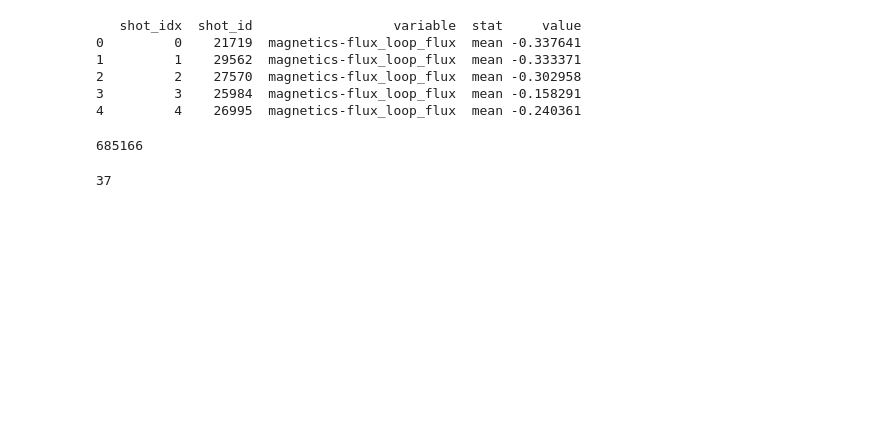
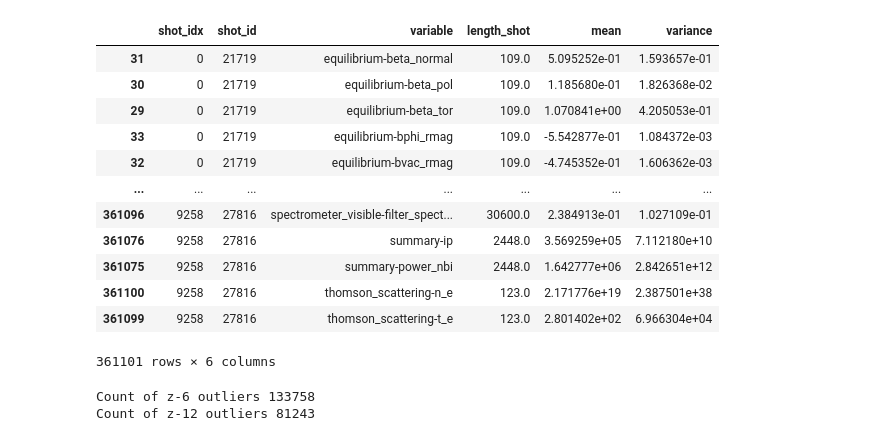
Before and after one commit to DataScienceLabFHSWF/tokamark, a Jupyter notebook: scripts/preprocessing/data_detection_outliers.ipynb, the cells around one changed output. Saved outputs shown, nothing was run; the diff lists cells and outputs as text; code cells hidden in the pictures; blank space fills up the shorter version.

```diff
--- a/scripts/preprocessing/data_detection_outliers.ipynb
+++ b/scripts/preprocessing/data_detection_outliers.ipynb
@@ -72,37 +0,0 @@ Duplicate rows: 0
-# %%
-# Identify measurement columns
-measure_cols = [c for c in df_all.columns if c not in ['shot_idx','shot_id']]
-
-# Melt into long format
-df_long = df_all.melt(
-    id_vars=['shot_idx','shot_id'],
-    value_vars=measure_cols,
-    var_name='variable_stat',
-    value_name='value'
-)
-
-# Split variable_stat into variable and stat
-df_long[['variable','stat']] = df_long['variable_stat'].str.rsplit('_', n=1, expand=True)
-df_long = df_long.drop(columns='variable_stat')
-
-# Optional: reorder columns
-df_long = df_long[['shot_idx','shot_id','variable','stat','value']]
-
-print(df_long.head())
-# %% [output]
-   shot_idx  shot_id                  variable  stat     value
-0         0    21719  magnetics-flux_loop_flux  mean -0.337641
-1         1    29562  magnetics-flux_loop_flux  mean -0.333371
-2         2    27570  magnetics-flux_loop_flux  mean -0.302958
-3         3    25984  magnetics-flux_loop_flux  mean -0.158291
-4         4    26995  magnetics-flux_loop_flux  mean -0.240361
-# %%
-values_to_remove = ["soft_x_rays-horizontal_cam_lower", "soft_x_rays-horizontal_cam_upper"]
-df_long = df_long[~df_long["variable"].isin(values_to_remove)]
-len(df_long)
-# %% [output]
-685166
-# %%
-len( df_long['variable'].unique() )
-# %% [output]
-37
@@ -108,0 +7,16 @@ len( df_long['variable'].unique() )
+# %%
+df_train
+# %% [output]
+|  | shot_idx | shot_id | variable | length_shot | mean | variance |
+| 31 | 0 | 21719 | equilibrium-beta_normal | 109.0 | 5.095252e-01 | 1.593657e-01 |
+| 30 | 0 | 21719 | equilibrium-beta_pol | 109.0 | 1.185680e-01 | 1.826368e-02 |
+| 29 | 0 | 21719 | equilibrium-beta_tor | 109.0 | 1.070841e+00 | 4.205053e-01 |
+| 33 | 0 | 21719 | equilibrium-bphi_rmag | 109.0 | -5.542877e-01 | 1.084372e-03 |
+| 32 | 0 | 21719 | equilibrium-bvac_rmag | 109.0 | -4.745352e-01 | 1.606362e-03 |
+| ... | ... | ... | ... | ... | ... | ... |
+| 361096 | 9258 | 27816 | spectrometer_visible-filter_spect... | 30600.0 | 2.384913e-01 | 1.027109e-01 |
+| 361076 | 9258 | 27816 | summary-ip | 2448.0 | 3.569259e+05 | 7.112180e+10 |
+| 361075 | 9258 | 27816 | summary-power_nbi | 2448.0 | 1.642777e+06 | 2.842651e+12 |
+| 361100 | 9258 | 27816 | thomson_scattering-n_e | 123.0 | 2.171776e+19 | 2.387501e+38 |
+| 361099 | 9258 | 27816 | thomson_scattering-t_e | 123.0 | 2.801402e+02 | 6.966304e+04 |
+361101 rows × 6 columns
@@ -108,0 +39,14 @@ len( df_long['variable'].unique() )
+# %%
+df_train_with_group_mean_and_variance["z_score"] = (df_train_with_group_mean_and_variance["mean"] - df_train_with_group_mean_and_variance["global_mean"]) / ( np.sqrt(df_train_with_group_mean_and_variance["global_variance"]) / np.sqrt(df_train_with_group_mean_and_variance["length_shot"]) )
+df_train_with_group_mean_and_variance
+
+
+print( 'Count of z-6 outliers', sum ( abs(df_train_with_group_mean_and_variance["z_score"]) > 6 ) )
+print( 'Count of z-12 outliers', sum ( abs(df_train_with_group_mean_and_variance["z_score"]) > 12 ) )
+df_train_with_group_mean_and_variance["outlier_z_6"] = abs(df_train_with_group_mean_and_variance["z_score"]) > 6
+df_train_with_group_mean_and_variance["outlier_z_12"] = abs(df_train_with_group_mean_and_variance["z_score"]) > 12
+
+df_train_extended = df_train_with_group_mean_and_variance.copy()
+# %% [output]
+Count of z-6 outliers 133758
+Count of z-12 outliers 81243
```
Also changed, not shown: parts of 22 cells of this notebook, 2 other files.
